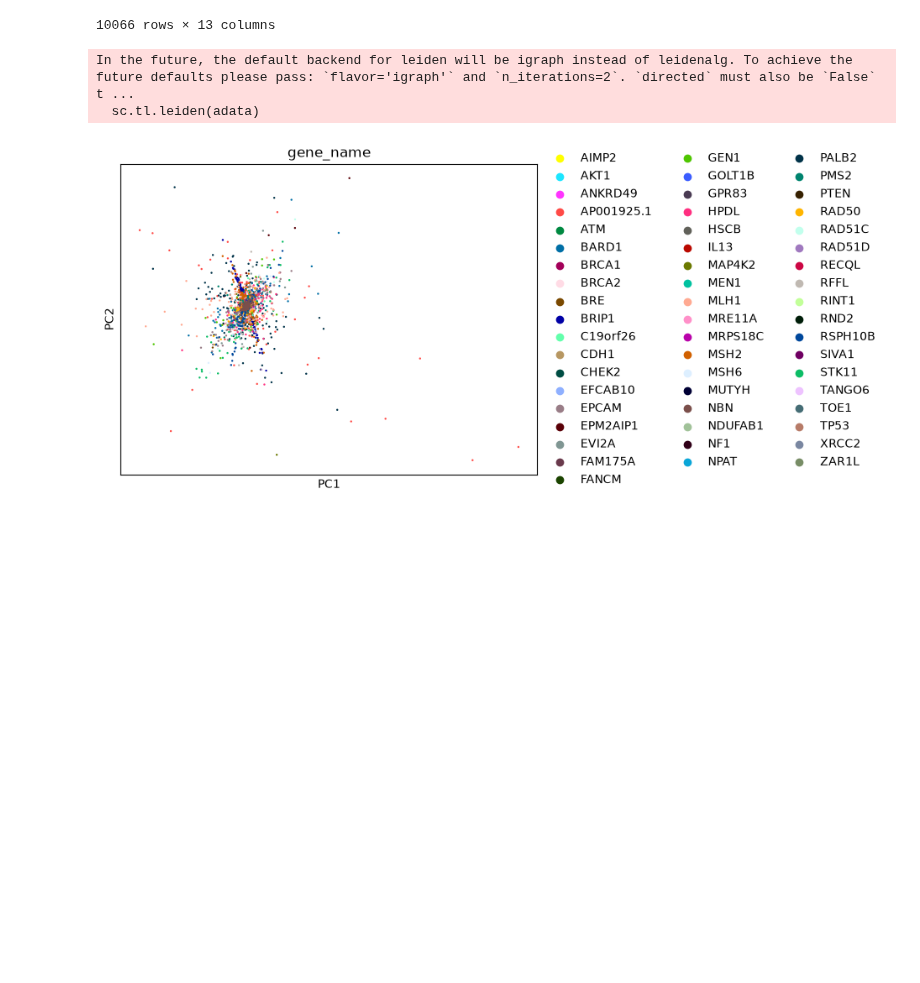
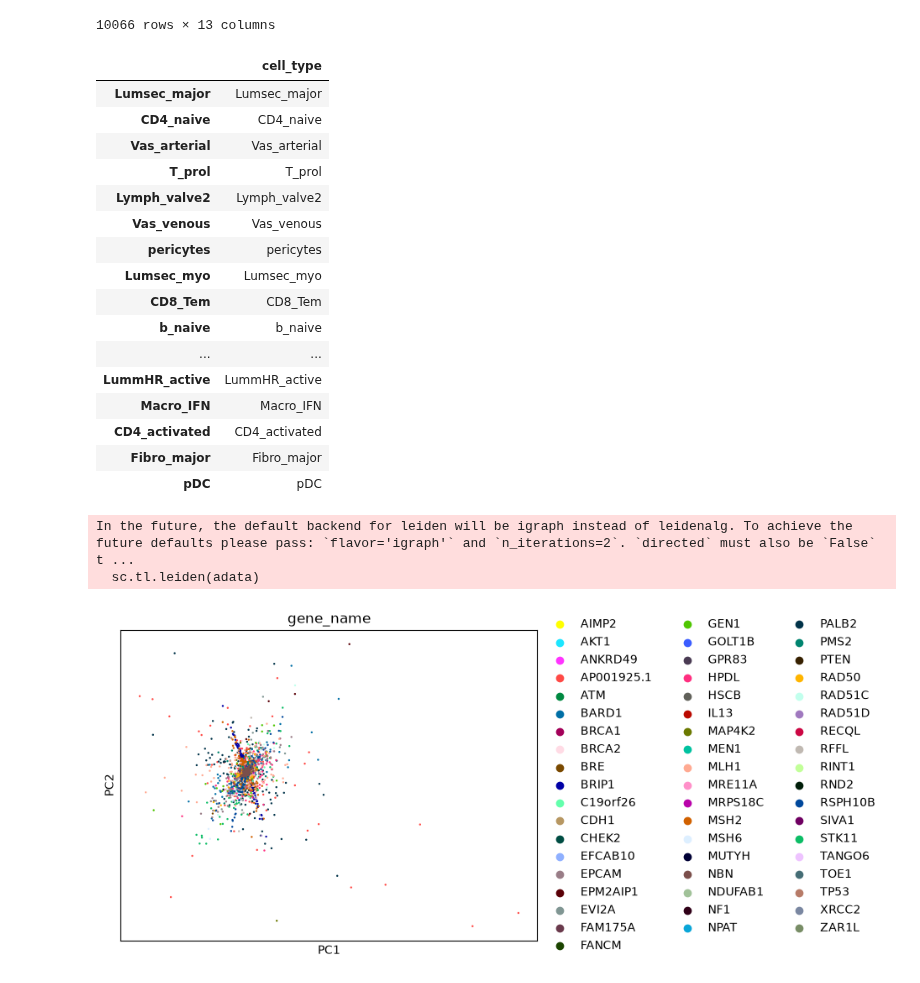
Before and after one commit to eirikhoye/action_var, a Jupyter notebook: workflow/notebooks/analyze_expecto_bridges34.ipynb, the cells around one changed output. Cells and saved outputs as stored; diff of their text form; code cells hidden in the pictures; blank space fills up the shorter version.

```diff
--- a/workflow/notebooks/analyze_expecto_bridges34.ipynb
+++ b/workflow/notebooks/analyze_expecto_bridges34.ipynb
@@ -64,6 +74,26 @@ adata.obs
 | 8_90996815_C_T | 8 | 90996815 | 90996816 | C | T | 8 | 90996871 | 90996872 | - | ... |
 | 8_90996827_G_C | 8 | 90996827 | 90996828 | G | C | 8 | 90996871 | 90996872 | - | ... |
 10066 rows × 13 columns
+# %%
+adata.var
+# %% [output]
+|  | cell_type |
+| Lumsec_major | Lumsec_major |
+| CD4_naive | CD4_naive |
+| Vas_arterial | Vas_arterial |
+| T_prol | T_prol |
+| Lymph_valve2 | Lymph_valve2 |
+| Vas_venous | Vas_venous |
+| pericytes | pericytes |
+| Lumsec_myo | Lumsec_myo |
+| CD8_Tem | CD8_Tem |
+| b_naive | b_naive |
+| ... | ... |
+| LummHR_active | LummHR_active |
+| Macro_IFN | Macro_IFN |
+| CD4_activated | CD4_activated |
+| Fibro_major | Fibro_major |
+| pDC | pDC |
 # %%
 import scanpy as sc
 
```
Also changed, not shown: parts of 3 cells of this notebook.
